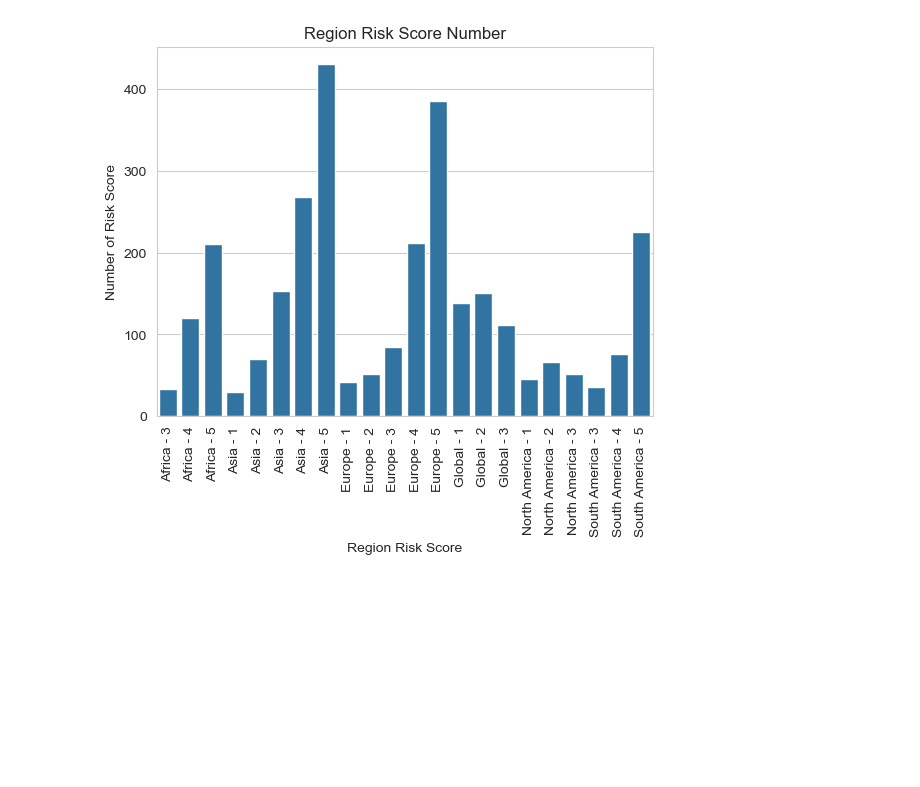
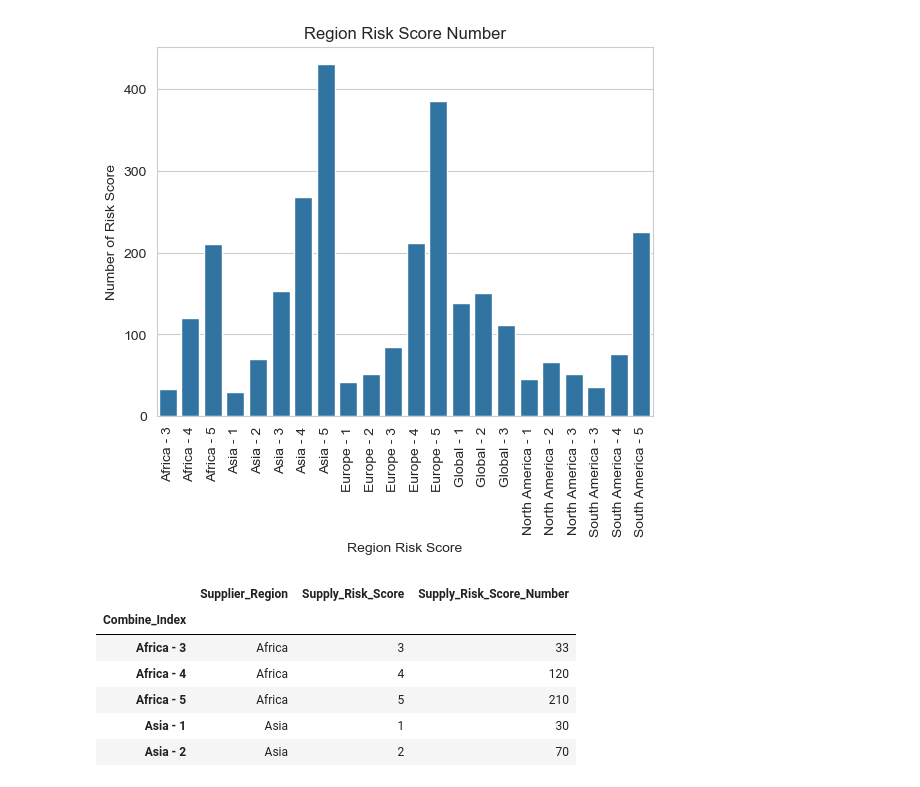
Before and after one commit to GrabarzVIII/kraljic_matrix_dataset_analisys, a Jupyter notebook: kraljic_matrix.ipynb, the cells around one changed output. Saved outputs shown, nothing was run; the diff lists cells and outputs as text; code cells hidden in the pictures; blank space fills up the shorter version.

```diff
--- a/kraljic_matrix.ipynb
+++ b/kraljic_matrix.ipynb
@@ -225,4 +225,12 @@ plt.show()
 # %% [output]
 [figure]
 # %%
-supply_region_df_gb.
+supply_region_df_gb.head()
+# %% [output]
+|  | Supplier_Region | Supply_Risk_Score | Supply_Risk_Score_Number |
+| Combine_Index |  |  |  |
+| Africa - 3 | Africa | 3 | 33 |
+| Africa - 4 | Africa | 4 | 120 |
+| Africa - 5 | Africa | 5 | 210 |
+| Asia - 1 | Asia | 1 | 30 |
+| Asia - 2 | Asia | 2 | 70 |
```
Also changed, not shown: parts of 5 cells of this notebook.
